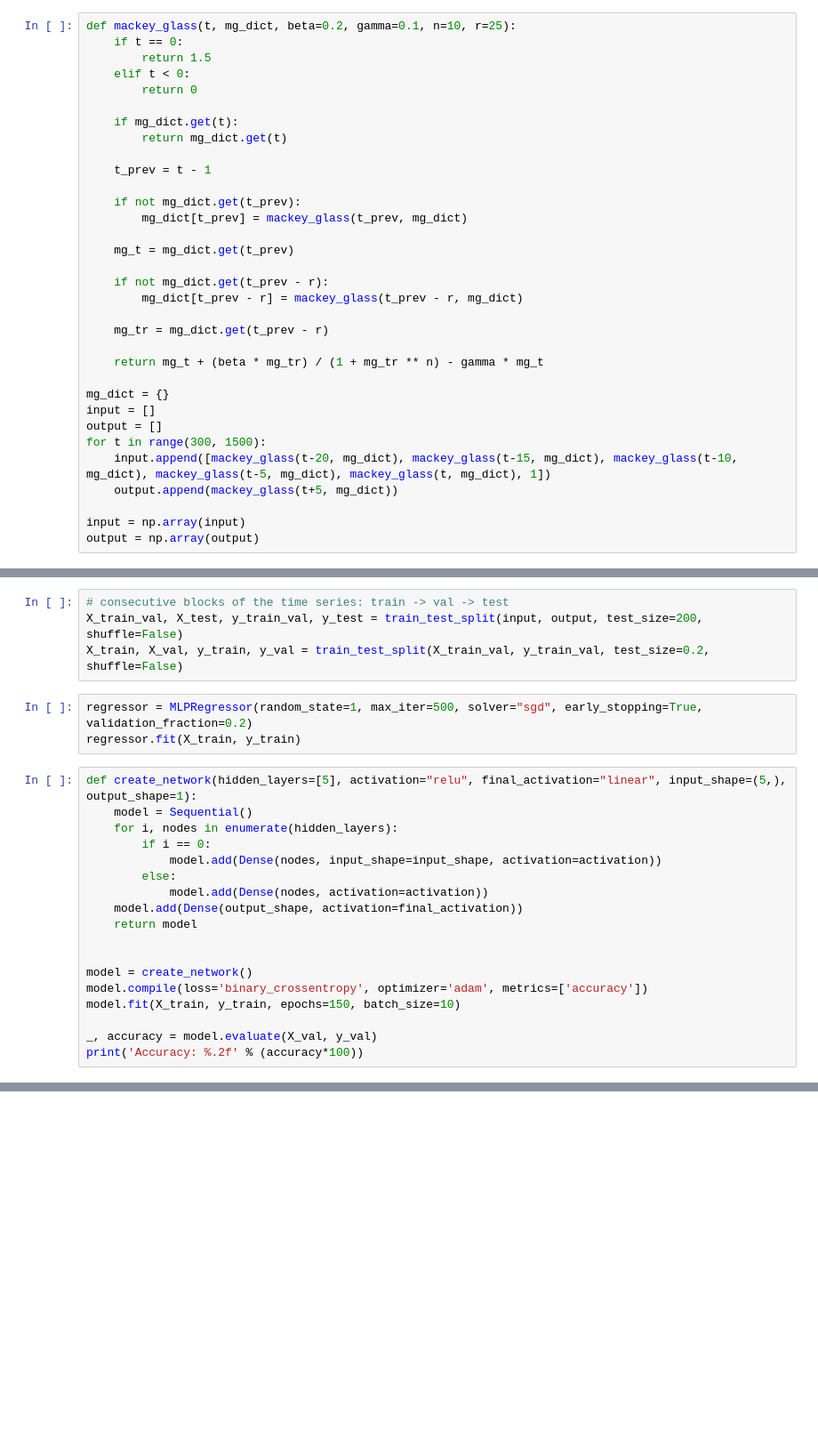
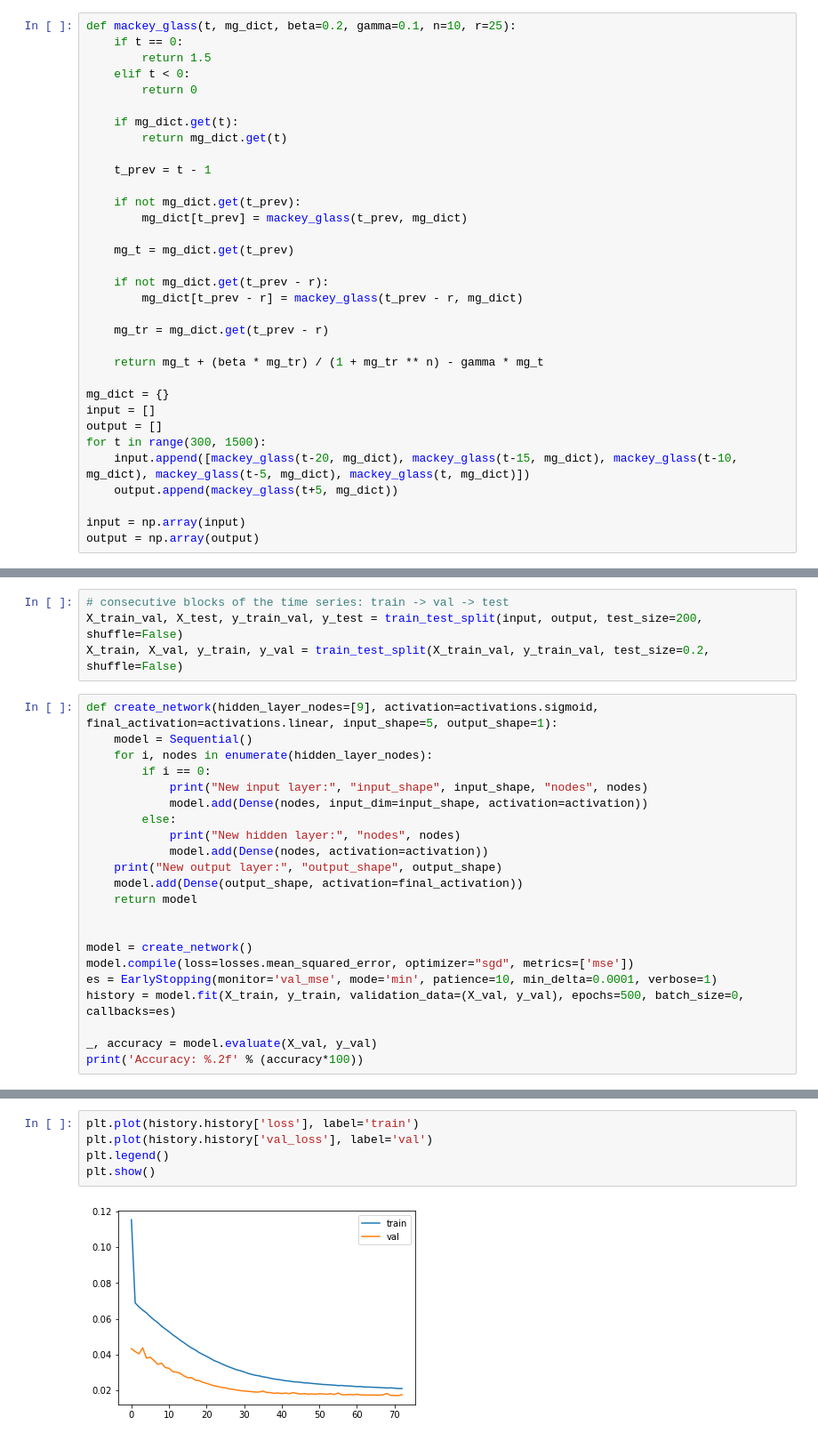
Before and after one commit to KevinArmbruster/ml_lab, a Jupyter notebook: Lab1b/Task 4.ipynb, the cells around one changed output, grey strips where cells are left out. Shown at 89% size. Saved outputs shown, nothing was run; the diff lists cells and outputs as text; blank space fills up the shorter version.

Commit message:
configured mlp for early stopping

```diff
--- a/Lab1b/Task 4.ipynb
+++ b/Lab1b/Task 4.ipynb
@@ -38,7 +39,7 @@ mg_dict = {}
 input = []
 output = []
 for t in range(300, 1500):
-    input.append([mackey_glass(t-20, mg_dict), mackey_glass(t-15, mg_dict), mackey_glass(t-10, mg_dict), mackey_glass(t-5, mg_dict), mackey_glass(t, mg_dict), 1])
+    input.append([mackey_glass(t-20, mg_dict), mackey_glass(t-15, mg_dict), mackey_glass(t-10, mg_dict), mackey_glass(t-5, mg_dict), mackey_glass(t, mg_dict)])
     output.append(mackey_glass(t+5, mg_dict))
 
 input = np.array(input)
@@ -52,24 +53,25 @@ plt.show()
 # consecutive blocks of the time series: train -> val -> test
 X_train_val, X_test, y_train_val, y_test = train_test_split(input, output, test_size=200, shuffle=False)
 X_train, X_val, y_train, y_val = train_test_split(X_train_val, y_train_val, test_size=0.2, shuffle=False)
-# %%
-regressor = MLPRegressor(random_state=1, max_iter=500, solver="sgd", early_stopping=True, validation_fraction=0.2)
-regressor.fit(X_train, y_train)
 # %%
-def create_network(hidden_layers=[5], activation="relu", final_activation="linear", input_shape=(5,), output_shape=1):
+def create_network(hidden_layer_nodes=[9], activation=activations.sigmoid, final_activation=activations.linear, input_shape=5, output_shape=1):
     model = Sequential()
-    for i, nodes in enumerate(hidden_layers):
+    for i, nodes in enumerate(hidden_layer_nodes):
         if i == 0:
-            model.add(Dense(nodes, input_shape=input_shape, activation=activation))
+            print("New input layer:", "input_shape", input_shape, "nodes", nodes)
+            model.add(Dense(nodes, input_dim=input_shape, activation=activation))
         else:
+            print("New hidden layer:", "nodes", nodes)
             model.add(Dense(nodes, activation=activation))
+    print("New output layer:", "output_shape", output_shape)
     model.add(Dense(output_shape, activation=final_activation))
     return model
 
 
 model = create_network()
-model.compile(loss='binary_crossentropy', optimizer='adam', metrics=['accuracy'])
-model.fit(X_train, y_train, epochs=150, batch_size=10)
+model.compile(loss=losses.mean_squared_error, optimizer="sgd", metrics=['mse'])
+es = EarlyStopping(monitor='val_mse', mode='min', patience=10, min_delta=0.0001, verbose=1)
+history = model.fit(X_train, y_train, validation_data=(X_val, y_val), epochs=500, batch_size=0, callbacks=es)
 
 _, accuracy = model.evaluate(X_val, y_val)
 print('Accuracy: %.2f' % (accuracy*100))
@@ -75,0 +96,7 @@ print('Accuracy: %.2f' % (accuracy*100))
+# %%
+plt.plot(history.history['loss'], label='train')
+plt.plot(history.history['val_loss'], label='val')
+plt.legend()
+plt.show()
+# %% [output]
+[figure, added]
```
Also changed, not shown: parts of 2 cells of this notebook.
